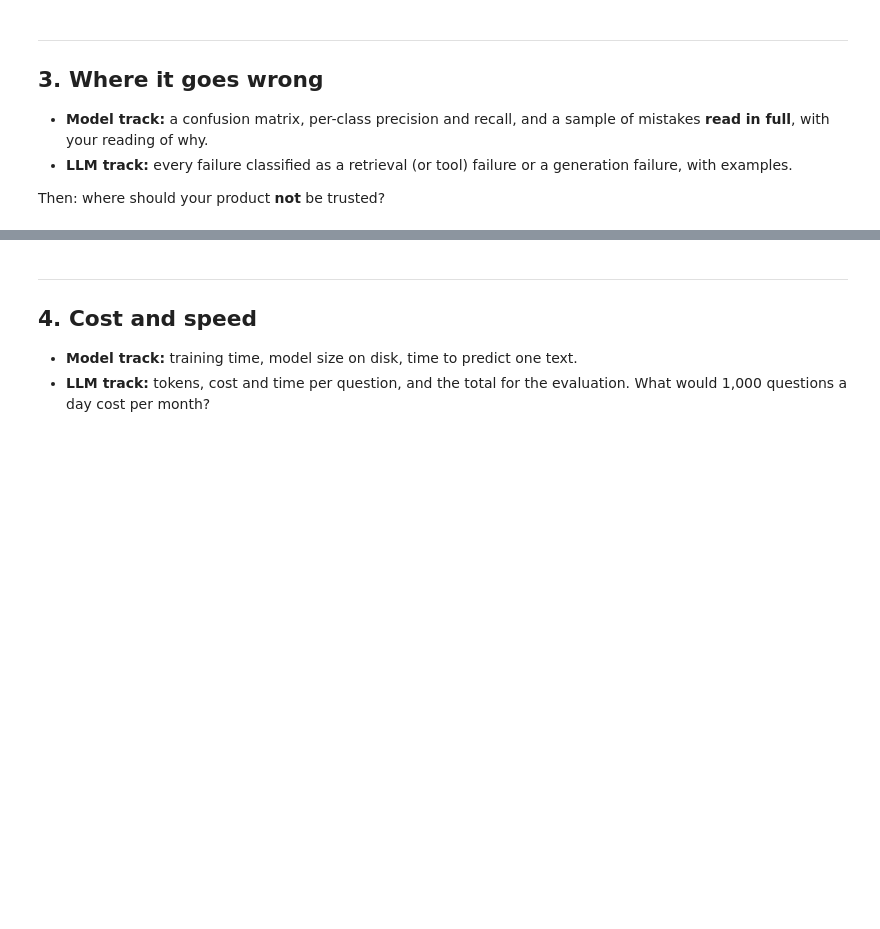
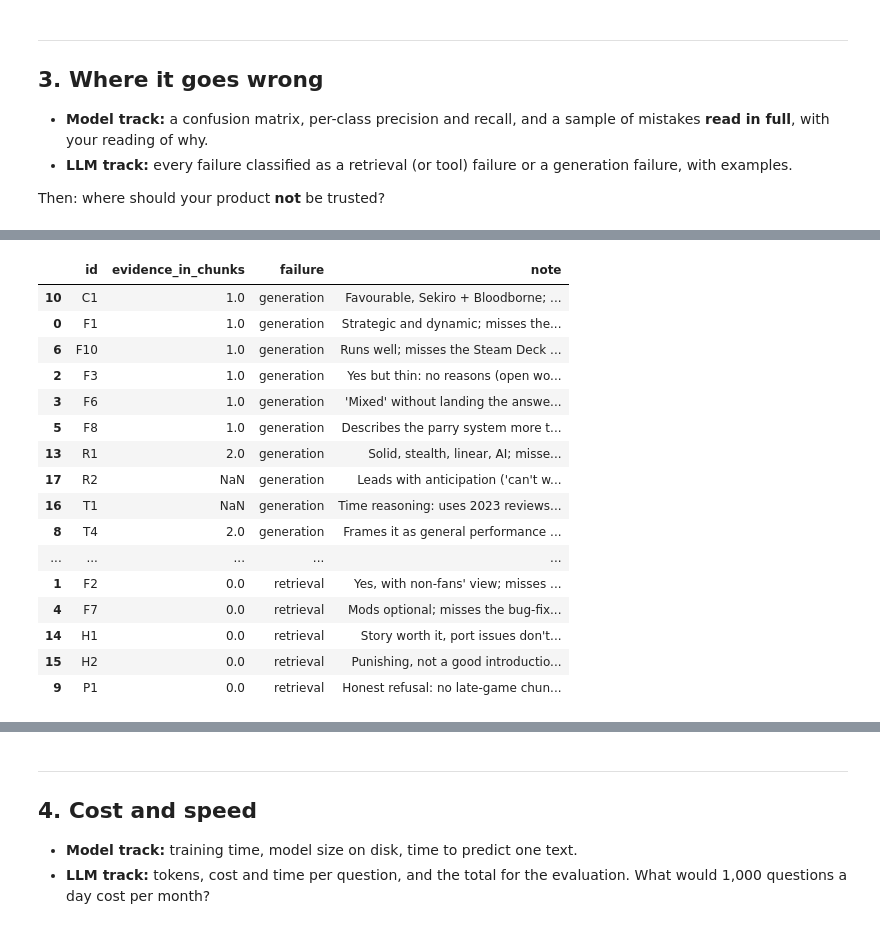
Before and after one commit to nachocarbovalle/IronHack-Final-Project-, a Jupyter notebook: notebooks/03_evaluate.ipynb, the cells around one changed output, grey strips where cells are left out. Saved outputs shown, nothing was run; the diff lists cells and outputs as text; code cells hidden in the pictures; blank space fills up the shorter version.

Commit message:
Notebook 03: final evaluation, failure analysis, cost, saved pipeline and conclusions

```diff
--- a/notebooks/03_evaluate.ipynb
+++ b/notebooks/03_evaluate.ipynb
@@ -28,0 +32,6 @@ sns.set_theme(style="whitegrid")
+# %%
+config, collection, embedder, client = load_pipeline()
+eval_set = pd.read_csv(ROOT / "data" / "eval_questions.csv", dtype={"source_review_ids": str})
+RESULTS = ROOT / "data" / "results"
+baseline_graded = pd.read_csv(RESULTS / "baseline_llm_only_graded.csv")
+print(f"{collection.count():,} chunks | {len(eval_set)} questions | baseline answers: {len(baseline_graded)}")
@@ -39,0 +189,12 @@ The user, the decision, the metric and the baseline score, in a few sentences, a
+# %%
+retrieval = evaluate_retrieval(eval_set, collection, embedder, k=config["k"],
+                               use_game_filter=config["game_filter"])
+
+sources = eval_set.set_index("id")["source_review_ids"]
+answerable_rag = rag_graded[rag_graded["id"].isin(eval_set.loc[eval_set["answerable"], "id"])]
+cites_a_source = [bool(set(str(r.cited_ids).split(";")) & set(str(sources[r.id]).split(";")))
+                  for r in answerable_rag.itertuples()]
+
+print(f"Retrieval hit rate:            {retrieval['hit'].mean():.2f}   (5 random chunks: 0.52)")
+print(f"Answers citing a hand-picked source: {sum(cites_a_source)} of {len(cites_a_source)}")
+print(f"Invented citations:            {rag['invented_citations'].fillna('').astype(bool).sum()} of {len(rag)}")
@@ -45,3 +240,47 @@ The user, the decision, the metric and the baseline score, in a few sentences, a
 - **LLM track:** every failure classified as a retrieval (or tool) failure or a generation failure, with examples.
 
 Then: where should your product **not** be trusted?
+# %%
+questions = eval_set.set_index("id")
+graded = rag_graded.set_index("id")
+
+missing_evidence = {          # the evidence each partial answer missed, from the grading notes
+    "F1": r"\bmiss(?:ed|es|ing)?\b|\bdice\b|\brng\b|\d+ ?%",
+    "F2": r"god mode|hell mode|repetitive",
+    "F3": r"open world|quests?|on sale|explor",
+    "F6": r"part of|immers|charm|deliberate|reward",
+    "F7": r"\bbugs?\b|unofficial patch|interface|\bui\b",
+    "F8": r"\bbest\b|satisf|incredible|masterpiece",
+    "F10": r"steam deck|crash|freez",
+    "F11": r"castillo|villain|esposito|formula|same old",
+    "T4": r"f4se|script extender|\bmods?\b",
+    "P1": r"late.?game|end.?game|malenia|maliketh|radagon|godfrey|mohg|farum|haligtree",
+    "C1": r"too close|annoying|dodg|derivative|copy",
+    "C2": r"2\.0|phantom liberty|after (?:the )?(?:update|patch)",
+    "E2": r"mary jane|\bmj\b|\bmiles\b",
+    "R1": r"\bbond\b|gadget|q.?watch",
+    "H1": r"linear|premise|familiar",
+    "H2": r"elden ring|build|starting class|curse|learning curve",
+}
+
+rows = []
+for qid, pattern in missing_evidence.items():
+    q = questions.loc[qid]
+    hits = retrieve(q["question"], collection, embedder, k=config["k"],
+                    game=q["game"] if config["game_filter"] else None,
+                    min_playtime=q["min_playtime"], steam_deck=q["steam_deck"])
+    found = hits["text"].str.contains(pattern, case=False, regex=True)
+    rows.append({"id": qid, "evidence_in_chunks": int(found.sum()),
+                 "failure": "generation" if found.any() else "retrieval",
+                 "note": graded.loc[qid, "note"]})
+
+rows += [
+    {"id": "T1", "evidence_in_chunks": None, "failure": "generation",
+     "note": "Time reasoning: uses 2023 reviews as evidence that problems 'still' exist"},
+    {"id": "R2", "evidence_in_chunks": None, "failure": "generation",
+     "note": "Leads with anticipation ('can't wait for the DLC') as evidence of reception"},
+]
+failures = pd.DataFrame(rows).sort_values(["failure", "id"])
+print(failures["failure"].value_counts(), "\n")
+failures
+# %% [output]
@@ -47,0 +291,17 @@ Then: where should your product **not** be trusted?
+|  | id | evidence_in_chunks | failure | note |
+| 10 | C1 | 1.0 | generation | Favourable, Sekiro + Bloodborne; ... |
+| 0 | F1 | 1.0 | generation | Strategic and dynamic; misses the... |
+| 6 | F10 | 1.0 | generation | Runs well; misses the Steam Deck ... |
+| 2 | F3 | 1.0 | generation | Yes but thin: no reasons (open wo... |
+| 3 | F6 | 1.0 | generation | 'Mixed' without landing the answe... |
+| 5 | F8 | 1.0 | generation | Describes the parry system more t... |
+| 13 | R1 | 2.0 | generation | Solid, stealth, linear, AI; misse... |
+| 17 | R2 | NaN | generation | Leads with anticipation ('can't w... |
+| 16 | T1 | NaN | generation | Time reasoning: uses 2023 reviews... |
+| 8 | T4 | 2.0 | generation | Frames it as general performance ... |
+| ... | ... | ... | ... | ... |
+| 1 | F2 | 0.0 | retrieval | Yes, with non-fans' view; misses ... |
+| 4 | F7 | 0.0 | retrieval | Mods optional; misses the bug-fix... |
+| 14 | H1 | 0.0 | retrieval | Story worth it, port issues don't... |
+| 15 | H2 | 0.0 | retrieval | Punishing, not a good introductio... |
+| 9 | P1 | 0.0 | retrieval | Honest refusal: no late-game chun... |
```
Also changed, not shown: parts of 23 cells of this notebook, 3 other files.
